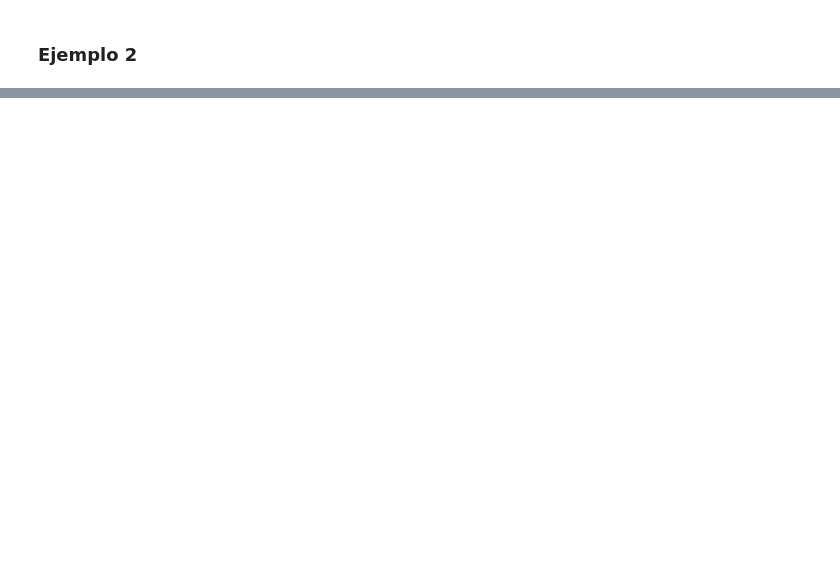
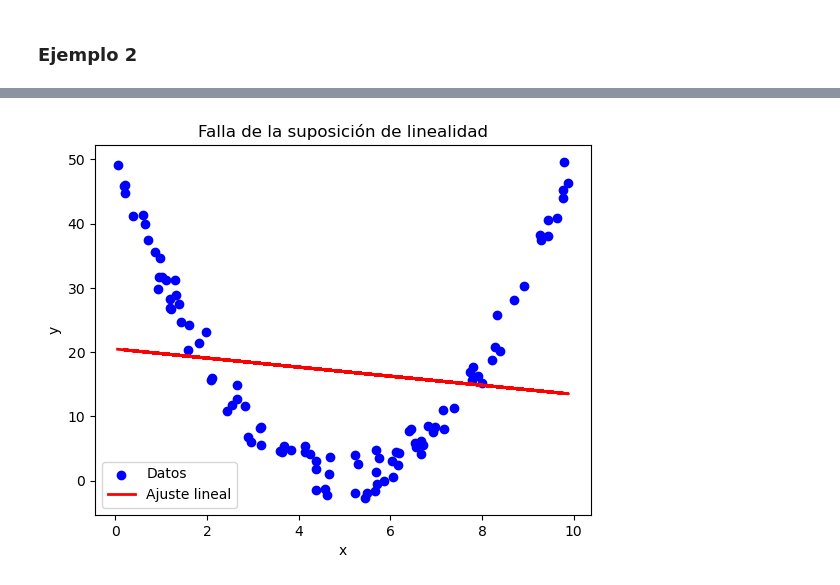
Before and after one commit to hectorfro/LabFisicaWork, a Jupyter notebook: GuiaLabora/Notebook/Cap05.ipynb, the cells around one changed output, grey strips where cells are left out. Cells and saved outputs as stored; diff of their text form; code cells hidden in the pictures; blank space fills up the shorter version.

```diff
--- a/GuiaLabora/Notebook/Cap05.ipynb
+++ b/GuiaLabora/Notebook/Cap05.ipynb
@@ -648,0 +971,25 @@ p_value
+# %%
+import numpy as np
+import matplotlib.pyplot as plt
+from sklearn.linear_model import LinearRegression
+
+# Generar datos no lineales (relación cuadrática)
+np.random.seed(0)
+x = np.random.rand(100, 1) * 10
+y = 2 * (x - 5)**2 + np.random.randn(100, 1) * 2
+
+# Ajustar un modelo de regresión lineal a estos datos no lineales
+model = LinearRegression()
+model.fit(x, y)
+y_pred = model.predict(x)
+
+# Graficar los datos y la línea de regresión
+plt.scatter(x, y, color='blue', label='Datos')
+plt.plot(x, y_pred, color='red', linewidth=2, label='Ajuste lineal')
+plt.title('Falla de la suposición de linealidad')
+plt.xlabel('x')
+plt.ylabel('y')
+plt.legend()
+plt.show()
+# %% [output]
+[figure, added]
```
Also changed, not shown: parts of 62 cells of this notebook, 16 other files.
